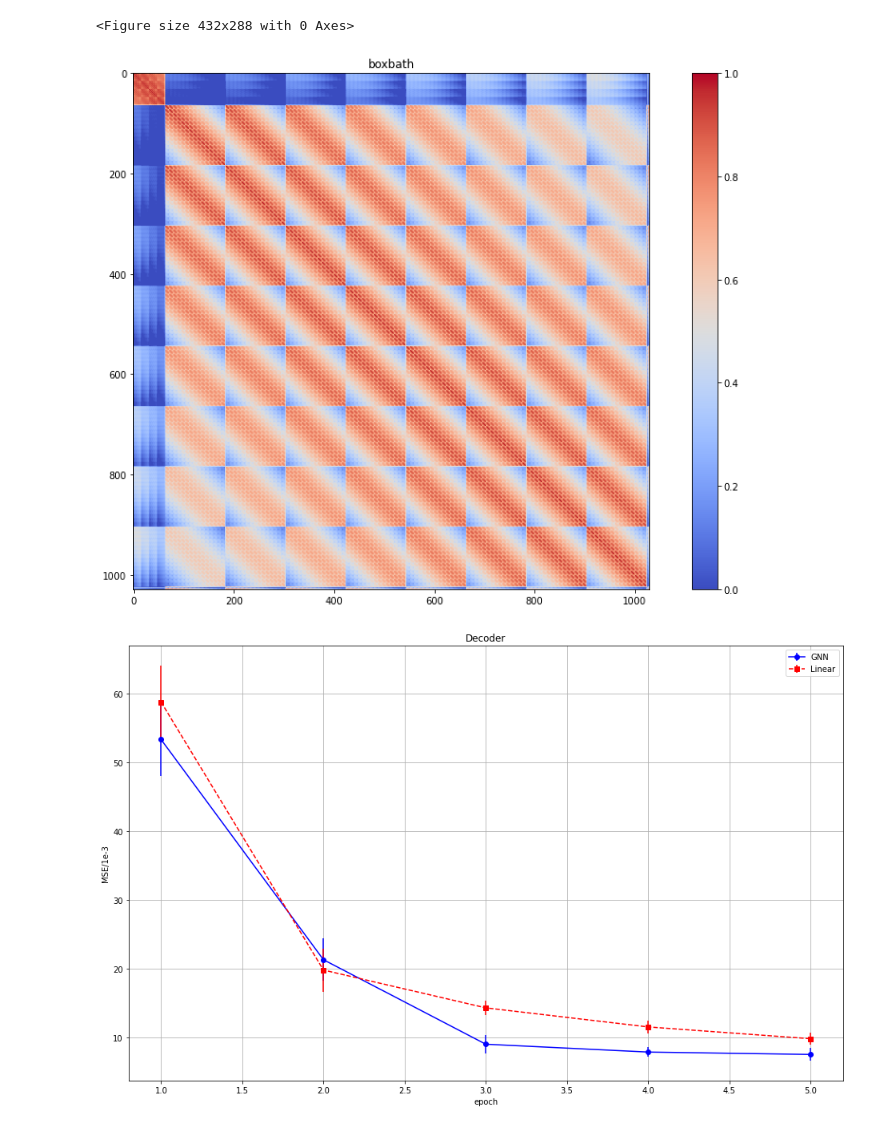
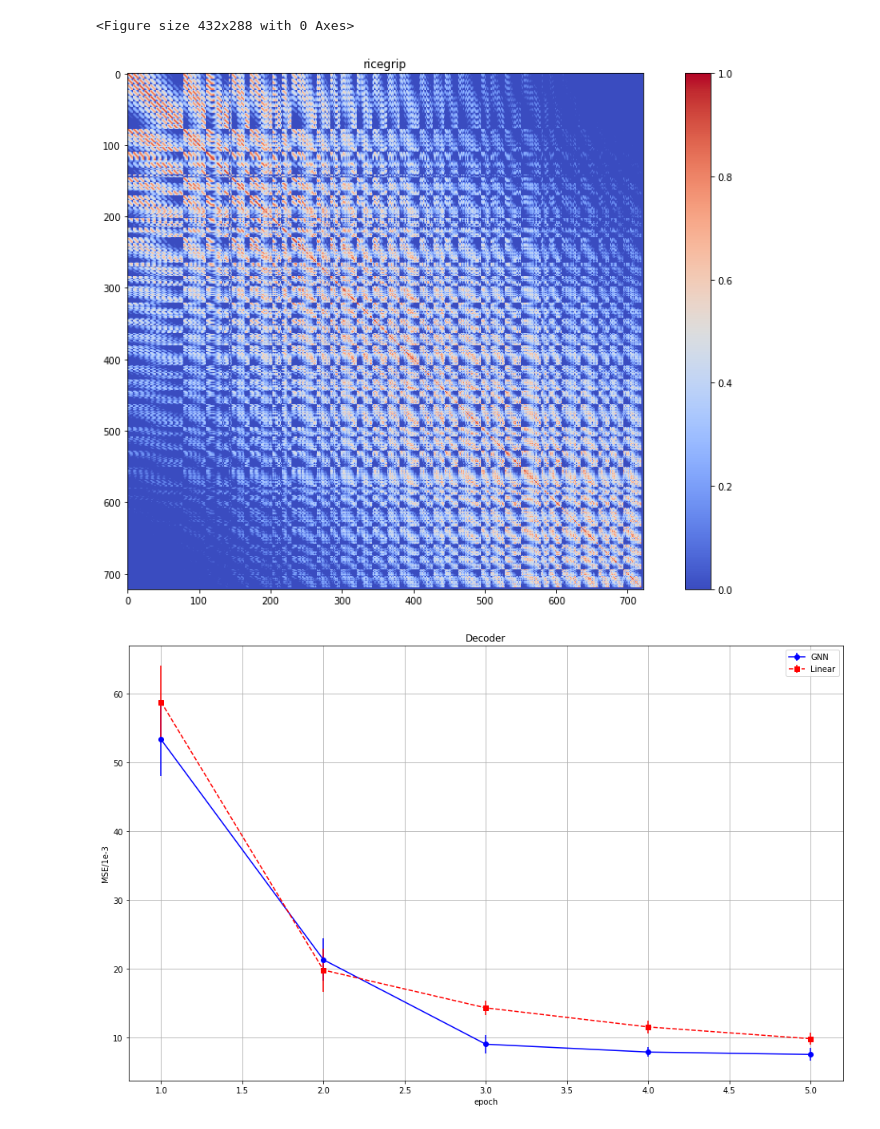
Before and after one commit to zzzBone/TGA, a Jupyter notebook: tools/draw.ipynb, the cells around one changed output. Cells and saved outputs as stored; diff of their text form; code cells hidden in the pictures.

```diff
--- a/tools/draw.ipynb
+++ b/tools/draw.ipynb
@@ -116,27 +116,27 @@ plt.savefig("/home/zbl/sim/TIE_ECCV2022/imgs/GNN_vs_Transformer.png")
 # %%
 def compute_distance_matrix(points):
     # points 的形状为 [3, 1024]
     num_points = points.shape[1]  # 1024
     # 计算每对点之间的平方距离
     distances = torch.cdist(points, points, p=2)  # cdist 直接计算欧几里得距离
     return 1 - distances
 
 # 选择需要的数据集名称
-env = "boxbath"
+env = "ricegrip"
 # 调用函数计算距离矩阵
 points = torch.load("/home/zbl/sim/TIE_ECCV2022/view_data/positions_" + env + ".pt")
 points = torch.tensor(points)
 
 distance_matrix = compute_distance_matrix(points)
 plt.figure(figsize=(16, 10))
 plt.imshow(distance_matrix, cmap='coolwarm', origin='upper', vmin=0, vmax=1)
     # 添加颜色条
 plt.colorbar()
 plt.title(env)
 plt.show
 plt.savefig("/home/zbl/sim/TIE_ECCV2022/imgs/distance_matrix_" + env)
 # %% [output]
-[figure, old version]
+[figure, new version]
 # %%
 epoch = [1, 2, 3, 4, 5]
 accuracy_1 = [53.29, 21.3, 9.02, 7.88, 7.53]
```
Also changed, not shown: 1 other file.
